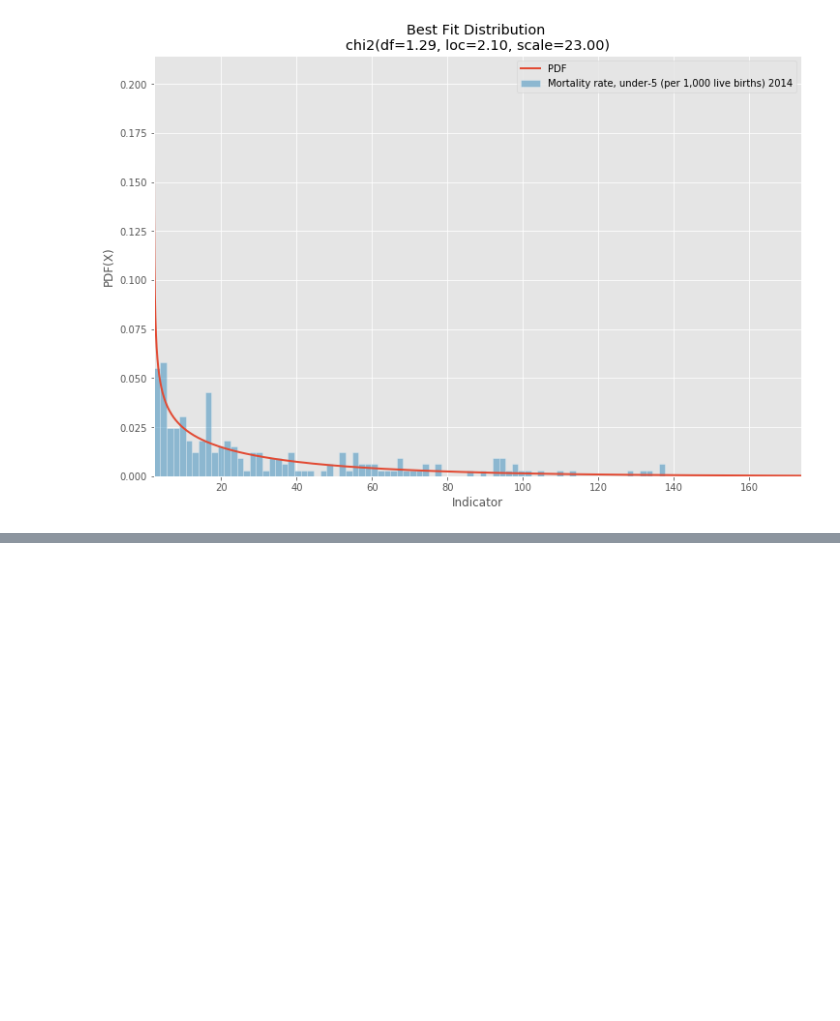
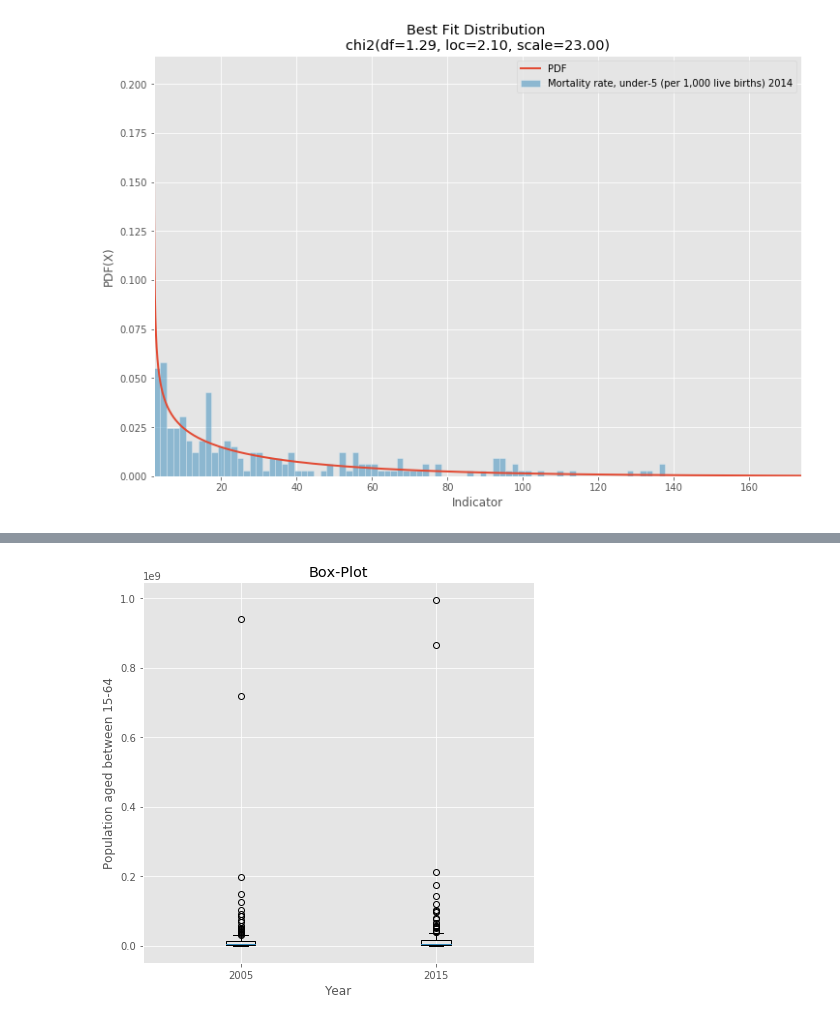
Before and after one commit to arpit-saxena/MTL390-term-paper, a Jupyter notebook: playV2.ipynb, the cells around one changed output, grey strips where cells are left out. Saved outputs shown, nothing was run; the diff lists cells and outputs as text; code cells hidden in the pictures; blank space fills up the shorter version.

```diff
--- a/playV2.ipynb
+++ b/playV2.ipynb
@@ -386,0 +435,4 @@ fit_distribution_indicator_year(country_df, ["SH.DYN.MORT"], "2014")
+# %%
+temp = country_df[country_df['Indicator Code'] == "SP.POP.1564.TO"]
+# %%
+temp = temp[temp.columns[-20:]]
@@ -386,0 +484,17 @@ fit_distribution_indicator_year(country_df, ["SH.DYN.MORT"], "2014")
+# %%
+def boxPlot(df):
+    data_2005 = df['2005'].values
+    data_2015 = df['2015'].values
+
+    data_2015 = data_2015[~np.isnan(data_2015)]
+    data_2005 = data_2005[~np.isnan(data_2005)]
+    fig,ax = plt.subplots(figsize = (7,7))
+    ax.boxplot([data_2005, data_2015],labels = ['2005','2015'])
+    ax.set_xlabel("Year")
+    ax.set_ylabel("Population aged between 15-64")
+    ax.set_title("Box-Plot")
+    fig.savefig("box.png",dpi = 200)
+# %%
+boxPlot(temp)
+# %% [output]
+[figure, added]
```
Also changed, not shown: parts of 22 cells of this notebook, 1 other file.
